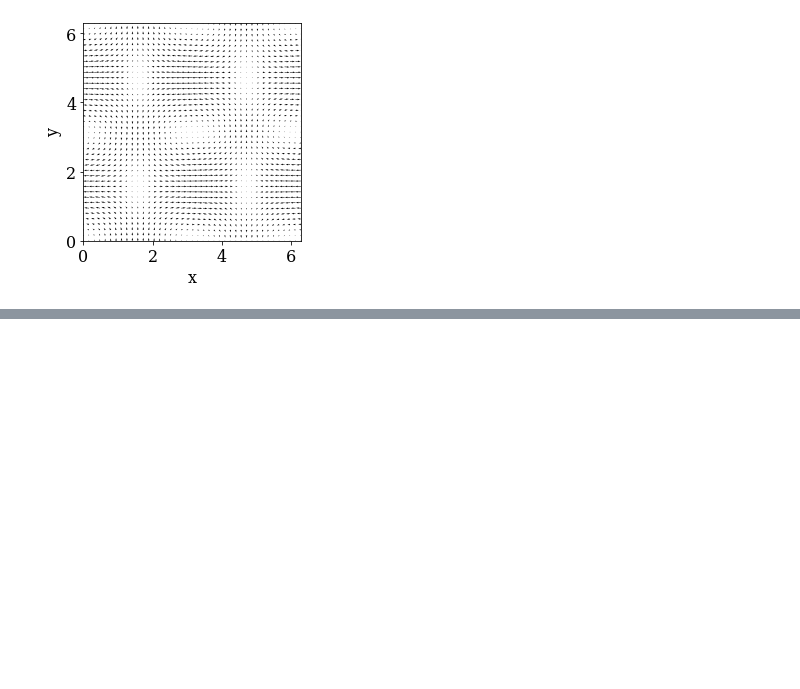
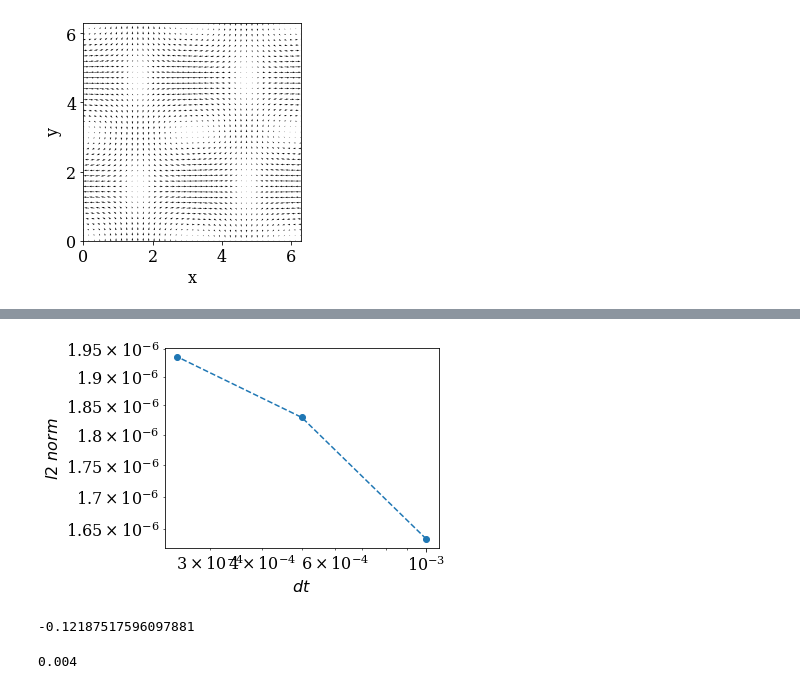
Before and after one commit to Balaras-Group/flowX, a Jupyter notebook: examples/ins/taylor_green_vortex/ins_rk3_explicit.ipynb, the cells around one changed output, grey strips where cells are left out. Saved outputs shown, nothing was run; the diff lists cells and outputs as text; code cells hidden in the pictures; blank space fills up the shorter version.

```diff
--- a/examples/ins/taylor_green_vortex/ins_rk3_explicit.ipynb
+++ b/examples/ins/taylor_green_vortex/ins_rk3_explicit.ipynb
@@ -130,0 +202,21 @@ l2_norm
+# %%
+l2 = [1.6342781580686344e-06, 1.8293125467491784e-06, 1.9350943452367563e-06]
+delx = [0.001,0.001/2,0.001/4]
+from matplotlib import pyplot
+pyplot.loglog(delx, l2, color='C0', linestyle='--', marker='o')
+pyplot.xlabel('$dt$', fontsize=16)
+pyplot.ylabel('$l2$ $norm$', fontsize=16)
+pyplot.tight_layout()
+pyplot.savefig('TaylorGreenRk3dtCheck.png')
+# %% [output]
+[figure, added]
+# %%
+import numpy
+slope, intercept = numpy.polyfit(numpy.log(delx), numpy.log(l2), 1)
+print(slope)
+# %% [output]
+-0.12187517596097881
+# %%
+scalars.variable['dt']*4
+# %% [output]
+0.004
```
Also changed, not shown: parts of 8 cells of this notebook, 11 other files.
